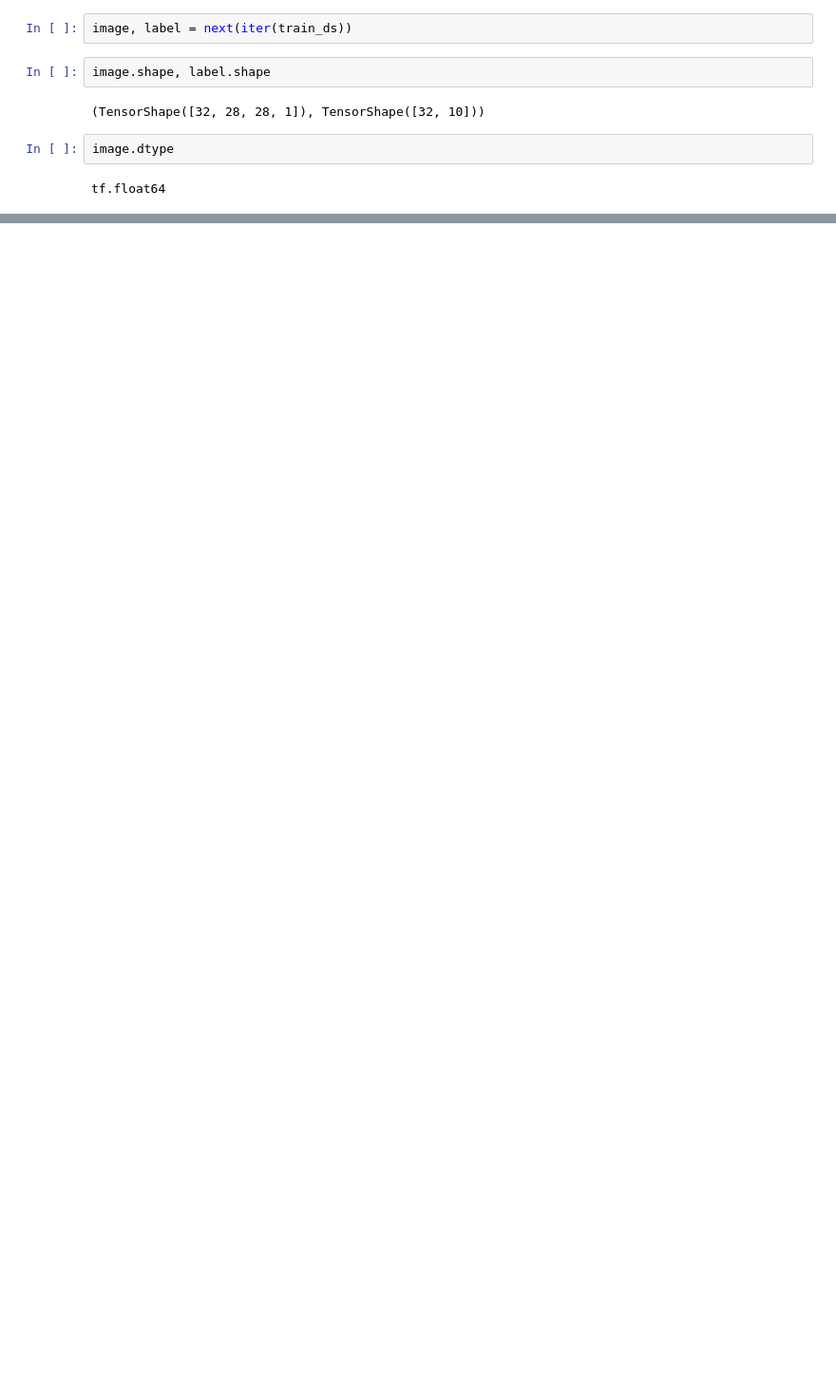
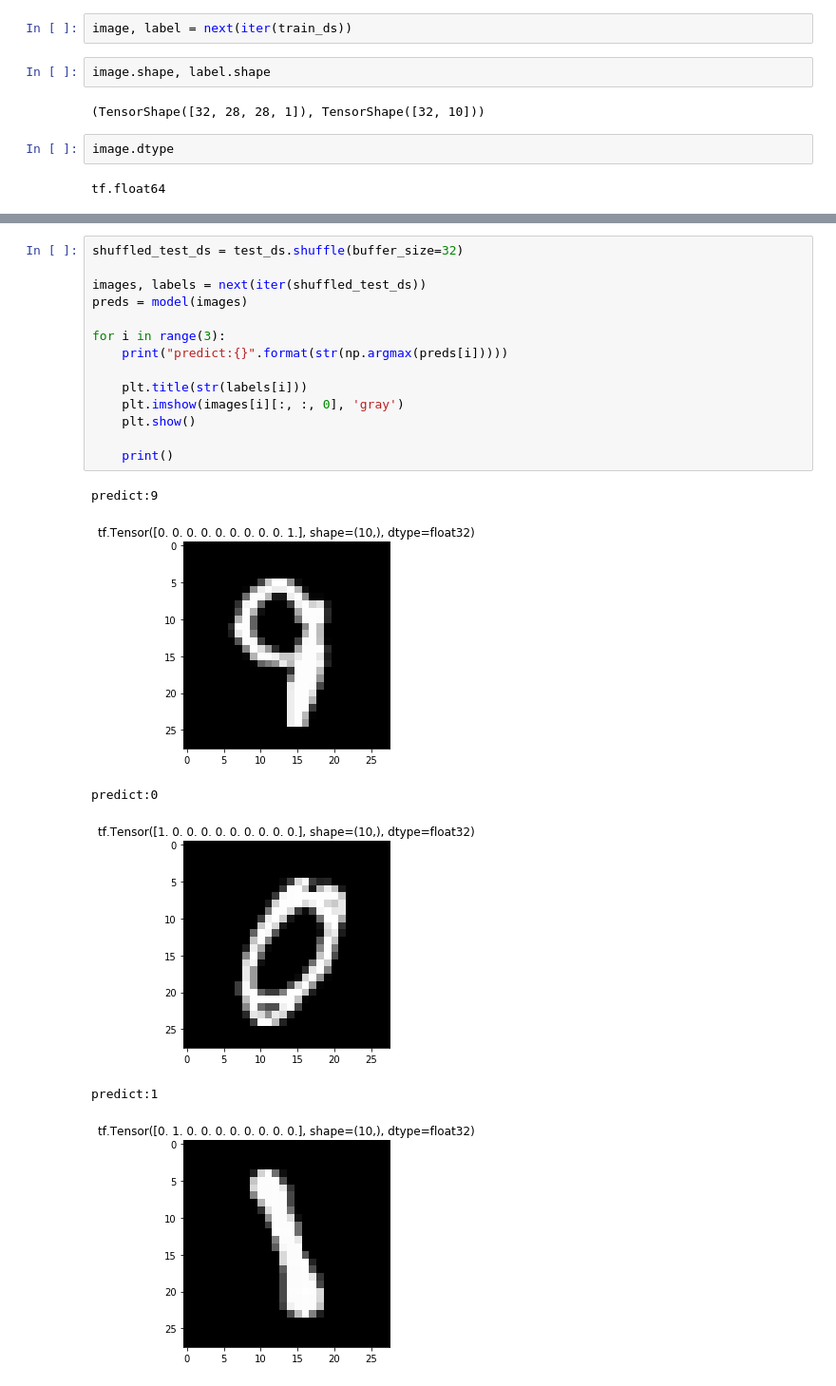
Before and after one commit to jhyun0919/deep_dive_into_tensorflow, a Jupyter notebook: exercise/fastcampus/mnist_explained.ipynb, the cells around one changed output, grey strips where cells are left out. Shown: that part at 95% size. Cells and saved outputs as stored; diff of their text form; blank space fills up the shorter version.

Commit message:
feat: add test visualization

```diff
--- a/exercise/fastcampus/mnist_explained.ipynb
+++ b/exercise/fastcampus/mnist_explained.ipynb
@@ -432,0 +436,21 @@ Epoch 1, Loss: 0.10282863676548004, Accuracy: 96.80667114257812, Test Loss: 0.04
+# %%
+shuffled_test_ds = test_ds.shuffle(buffer_size=32)
+
+images, labels = next(iter(shuffled_test_ds))
+preds = model(images)
+
+for i in range(3):
+    print("predict:{}".format(str(np.argmax(preds[i]))))
+
+    plt.title(str(labels[i]))
+    plt.imshow(images[i][:, :, 0], 'gray')
+    plt.show()
+
+    print()
+# %% [output]
+predict:9
+[figure, added]
+predict:0
+[figure, added]
+predict:1
+[figure, added]
```
Also changed, not shown: parts of 14 cells of this notebook.
